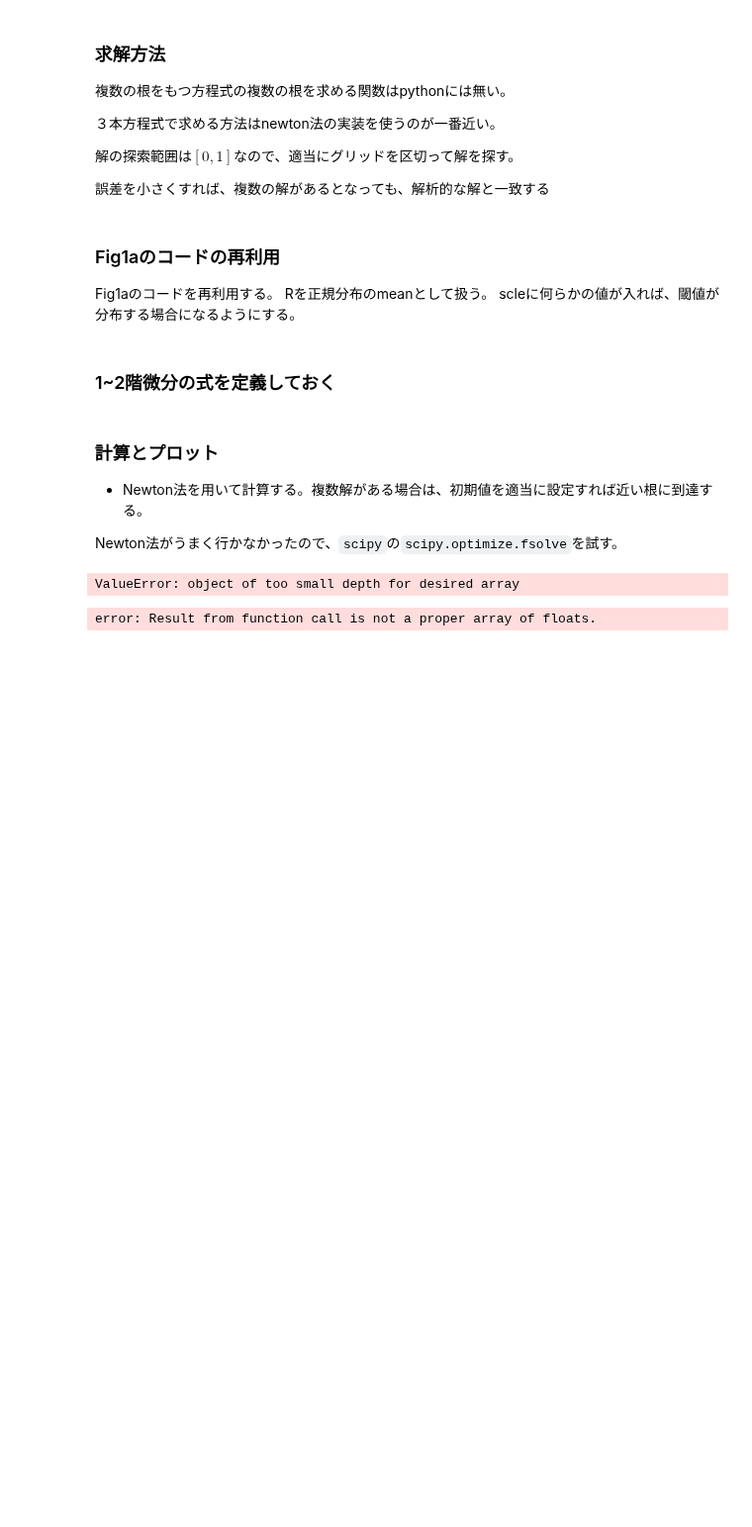
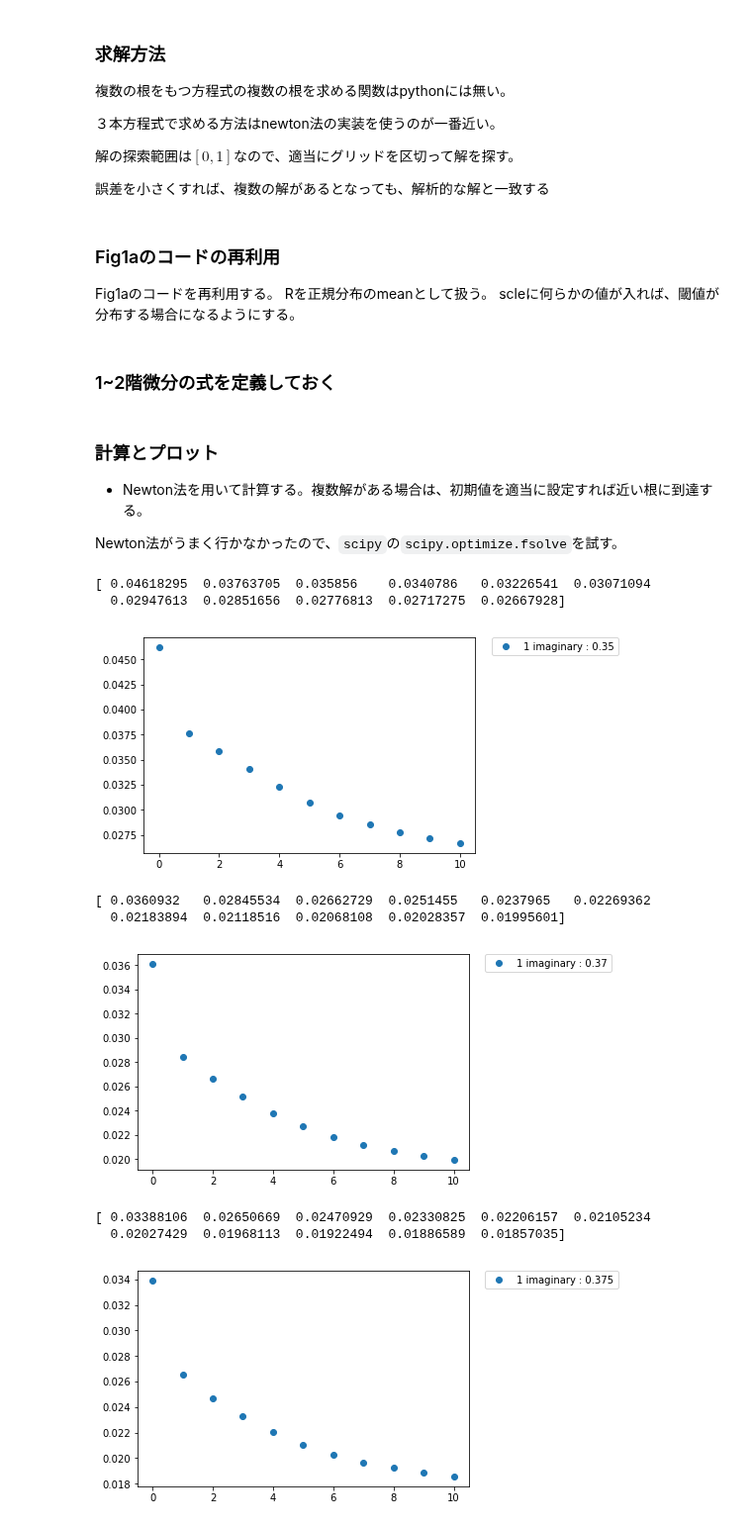
Before and after one commit to Akira55/for_self_study, a Jupyter notebook: rootsFinding.ipynb, the cells around one changed output. Shown at 99% size. Cells and saved outputs as stored; diff of their text form; code cells hidden in the pictures; blank space fills up the shorter version.

```diff
--- a/rootsFinding.ipynb
+++ b/rootsFinding.ipynb
@@ -64,33 +64,40 @@ Newton法がうまく行かなかったので、`scipy`の`scipy.optimize.fsolve
 # %%
 # %matplotlib inline
 import matplotlib.pyplot as plt
 import numpy as np
 from scipy import optimize
 from matplotlib.font_manager import FontProperties
 
 N = 11 #grid size
 thresholds = [0.35, 0.37, 0.375]
 for R in thresholds:
     answer1 = np.zeros(N)
     answer2 = np.zeros(N)
     answer3 = np.zeros(N)
     for i,  z in enumerate(np.linspace(1, 10, N)):
             '''
             answer1[i] = optimize.newton(f, x0=0.5, args=(R, z), fprime=fd, fprime2=fdd)
             answer2[i] = optimize.newton(f, x0=0.15, args=(R, z), fprime=fd, fprime2=fdd)
             answer3[i] = optimize.newton(f, x0=0.1, args=(R, z), fprime=fd, fprime2=fdd)
             '''
-            answer1[i] = fsolve(f, x0=0.5, args=(R, z))
+            answer1[i] = optimize.fsolve(f, x0=0.5, args=(R, z))
 
     plt.plot(answer1, "o",  label = "1 imaginary : " + str(R))
     #plt.plot(answer2, "o",  label = "2")
     #plt.plot(answer3, "o",  label = "3")
     print(answer1)
     #print(answer2)
     #print(answer3)
     plt.legend(bbox_to_anchor=(1.05, 1), loc=2, borderaxespad=0.)
     plt.show()
     plt.clf()
 # %% [output]
-ValueError: object of too small depth for desired array
+[ 0.04618295  0.03763705  0.035856    0.0340786   0.03226541  0.03071094
+  0.02947613  0.02851656  0.02776813  0.02717275  0.02667928]
+[figure, added]
-error: Result from function call is not a proper array of floats.
+[ 0.0360932   0.02845534  0.02662729  0.0251455   0.0237965   0.02269362
+  0.02183894  0.02118516  0.02068108  0.02028357  0.01995601]
+[figure, added]
+[ 0.03388106  0.02650669  0.02470929  0.02330825  0.02206157  0.02105234
+  0.02027429  0.01968113  0.01922494  0.01886589  0.01857035]
+[figure, added]
```
